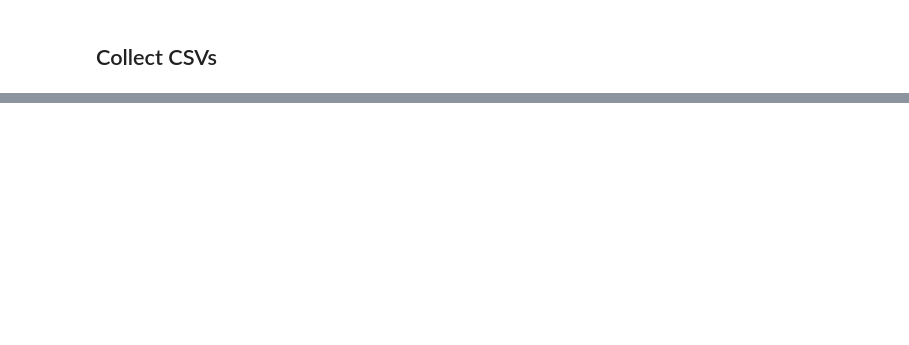
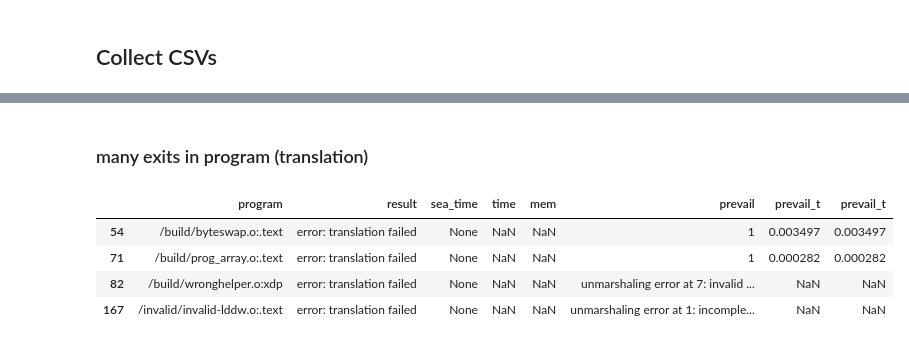
Before and after one commit to jetafese/btor2mlir-1, a Jupyter notebook: utils/ebpf/results/ebpf_results.ipynb, the cells around one changed output, grey strips where cells are left out. Saved outputs shown, nothing was run; the diff lists cells and outputs as text; code cells hidden in the pictures; blank space fills up the shorter version.

```diff
--- a/utils/ebpf/results/ebpf_results.ipynb
+++ b/utils/ebpf/results/ebpf_results.ipynb
@@ -71,0 +183,11 @@ df[df['result'].str.contains("llvm")]
+# %% [markdown]
+### many exits in program (translation)
+# %%
+translationBug = pd.merge(current_results, ref_results, how='inner', on='program')
+translationBug[translationBug['result'].str.contains("translation")]
+# %% [output]
+|  | program | result | sea_time | time | mem | prevail | prevail_t | prevail_t |
+| 54 | /build/byteswap.o:.text | error: translation failed | None | NaN | NaN | 1 | 0.003497 | 0.003497 |
+| 71 | /build/prog_array.o:.text | error: translation failed | None | NaN | NaN | 1 | 0.000282 | 0.000282 |
+| 82 | /build/wronghelper.o:xdp | error: translation failed | None | NaN | NaN | unmarshaling error at 7: invalid ... | NaN | NaN |
+| 167 | /invalid/invalid-lddw.o:.text | error: translation failed | None | NaN | NaN | unmarshaling error at 1: incomple... | NaN | NaN |
```
Also changed, not shown: parts of 23 cells of this notebook, 4 other files.
